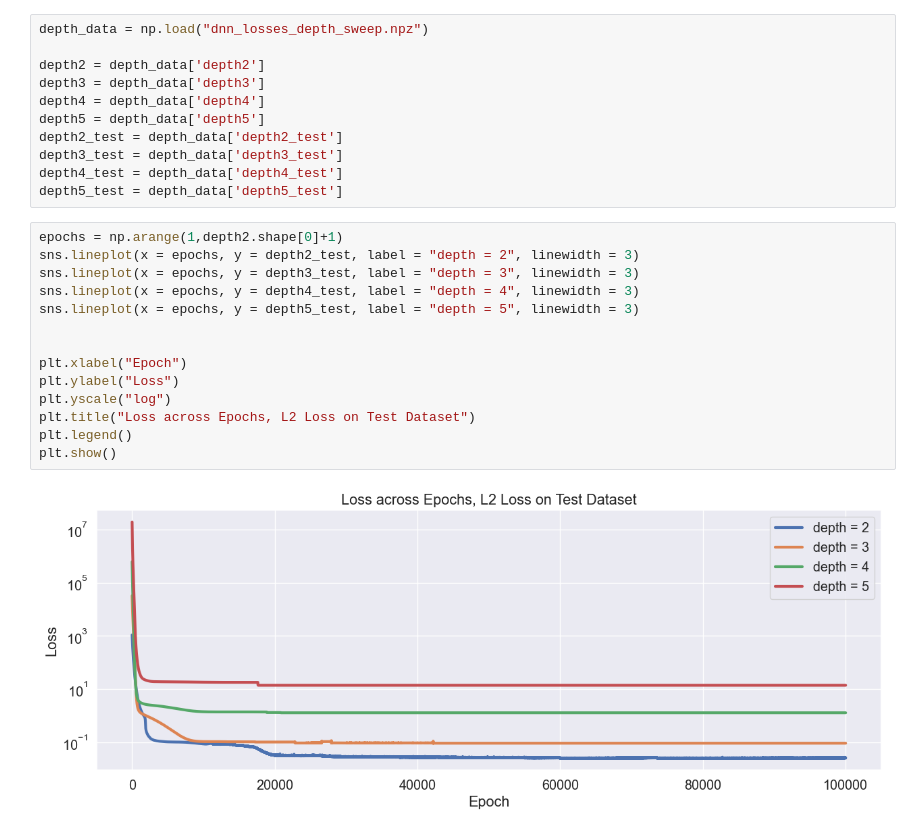
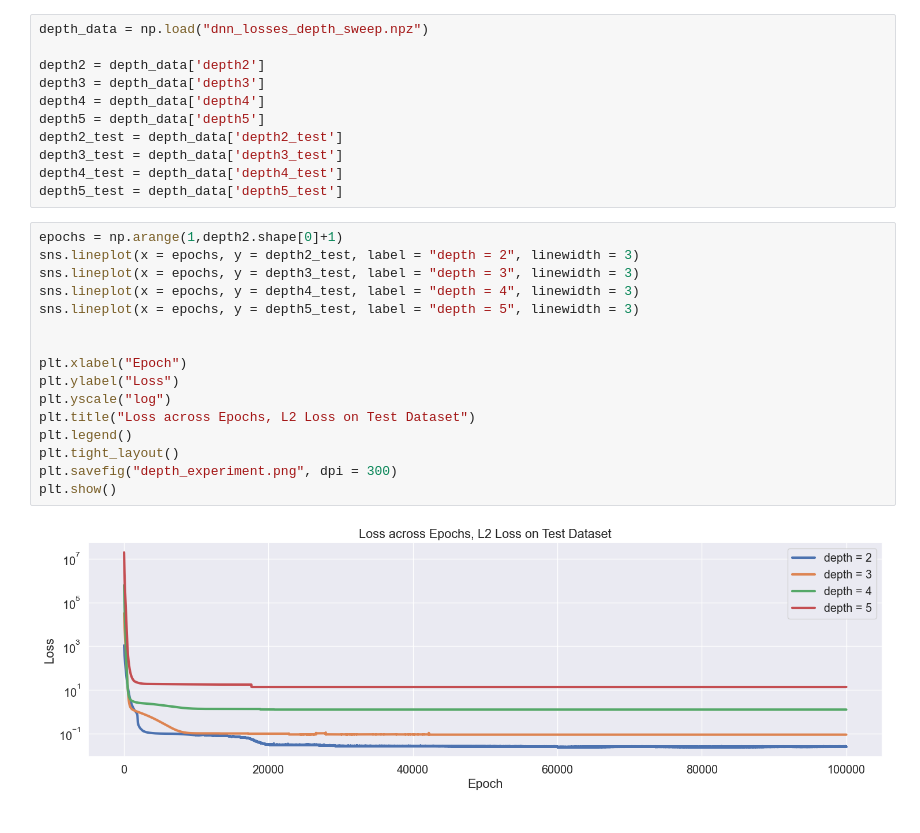
Before and after one commit to outlawhayden/ncsu-sciml, a Jupyter notebook: hw2/render_plots.ipynb, the cells around one changed output. Drawn from its saved outputs; the diff is of its cells as text.

```diff
--- a/hw2/render_plots.ipynb
+++ b/hw2/render_plots.ipynb
@@ -19,16 +19,18 @@ depth5_test = depth_data['depth5_test']
 # %%
 epochs = np.arange(1,depth2.shape[0]+1)
 sns.lineplot(x = epochs, y = depth2_test, label = "depth = 2", linewidth = 3)
 sns.lineplot(x = epochs, y = depth3_test, label = "depth = 3", linewidth = 3)
 sns.lineplot(x = epochs, y = depth4_test, label = "depth = 4", linewidth = 3)
 sns.lineplot(x = epochs, y = depth5_test, label = "depth = 5", linewidth = 3)
 
 
 plt.xlabel("Epoch")
 plt.ylabel("Loss")
 plt.yscale("log")
 plt.title("Loss across Epochs, L2 Loss on Test Dataset")
 plt.legend()
+plt.tight_layout()
+plt.savefig("depth_experiment.png", dpi = 300)
 plt.show()
 # %% [output]
-[figure, old version]
+[figure, new version]
```
Also changed, not shown: parts of 2 cells of this notebook, 4 other files.
